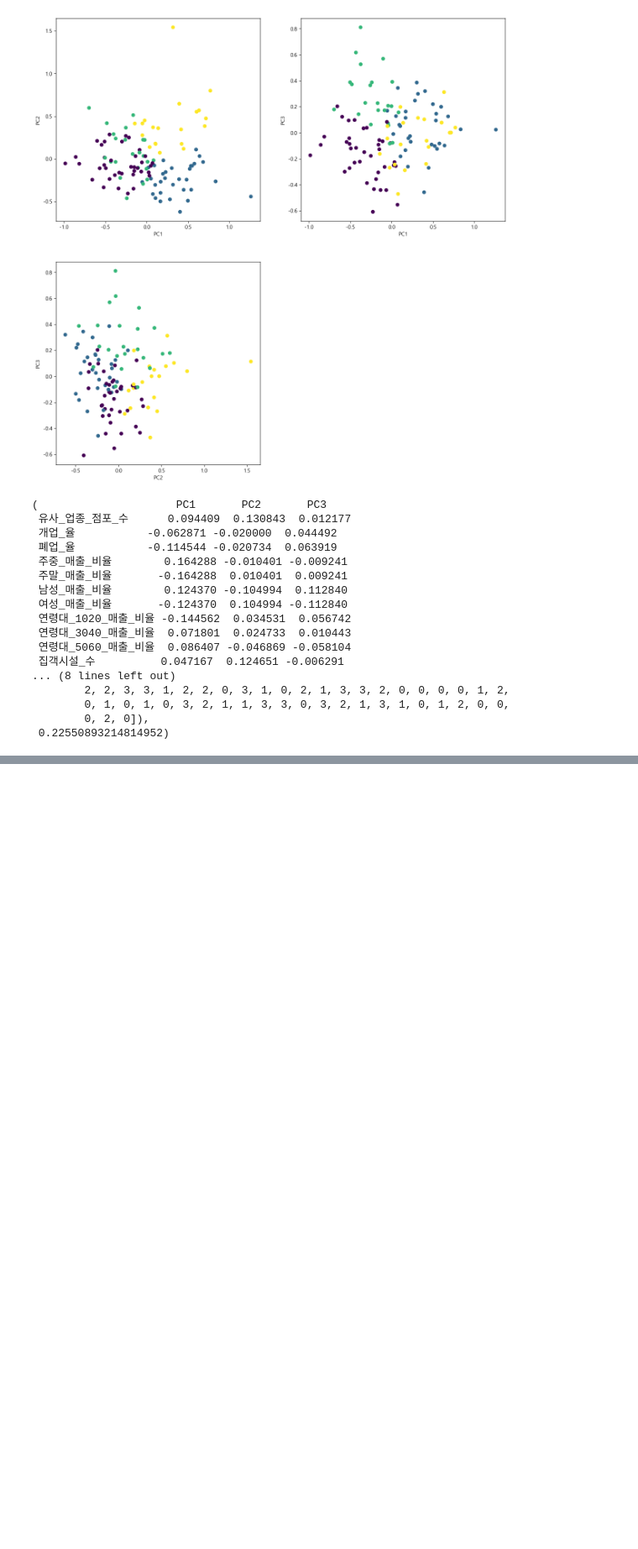
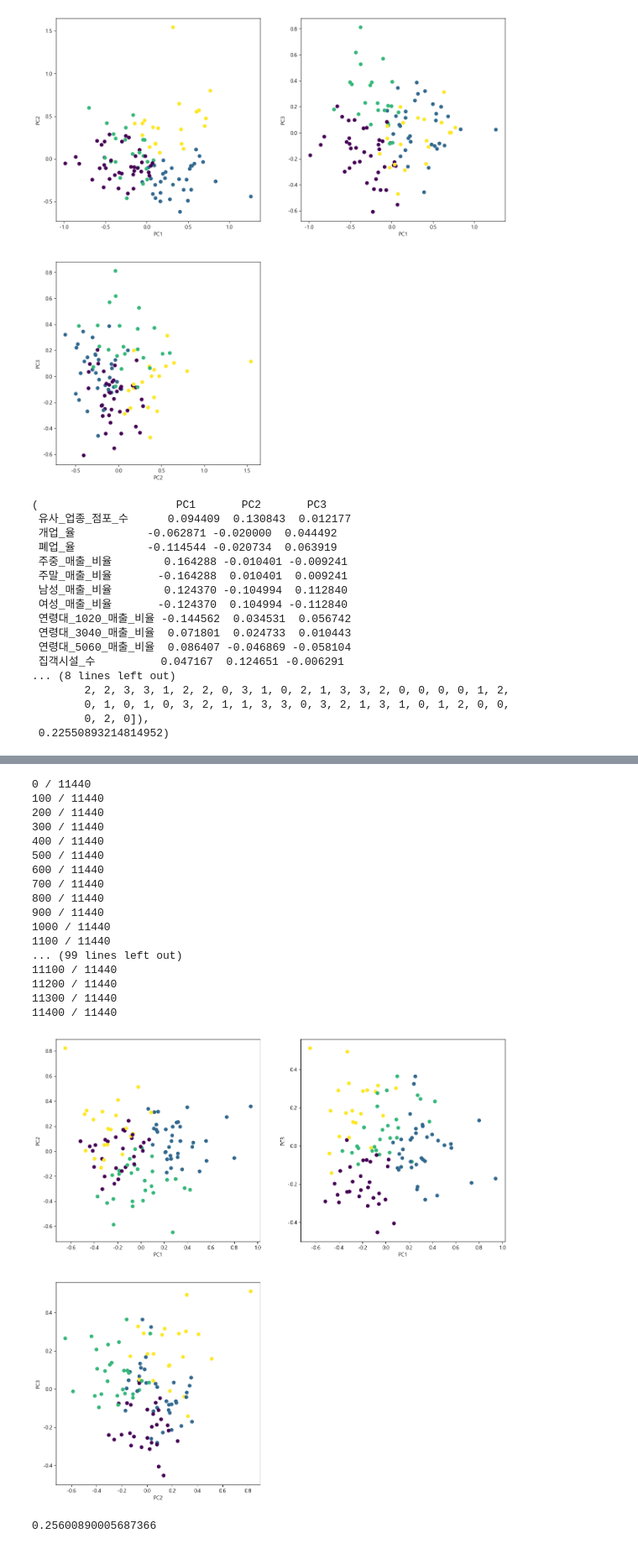
Before and after one commit to kae1128/wadada, a Jupyter notebook: clustering/clustering.ipynb, the cells around one changed output, grey strips where cells are left out. Shown at 84% size. Cells and saved outputs as stored; diff of their text form; code cells hidden in the pictures; blank space fills up the shorter version.

```diff
--- a/clustering/clustering.ipynb
+++ b/clustering/clustering.ipynb
@@ -172,3 +243,26 @@ def repeat_cls(num, cls_num):
+# %%
+lst7, results7, loading7, labels7, score7 = repeat_cls(7, 4)
+print(score7)
+# %% [output]
+0 / 11440
+100 / 11440
+200 / 11440
+300 / 11440
+400 / 11440
+500 / 11440
+600 / 11440
+700 / 11440
+800 / 11440
+900 / 11440
+1000 / 11440
+1100 / 11440
+... (99 lines left out)
+11100 / 11440
+11200 / 11440
+11300 / 11440
+11400 / 11440
+[figure, added]
+0.25600890005687366
 # %%
 lst8, results8, loading8, labels8, score8 = repeat_cls(8, 4)
 print(score8)
```
Also changed, not shown: parts of 10 cells of this notebook.
